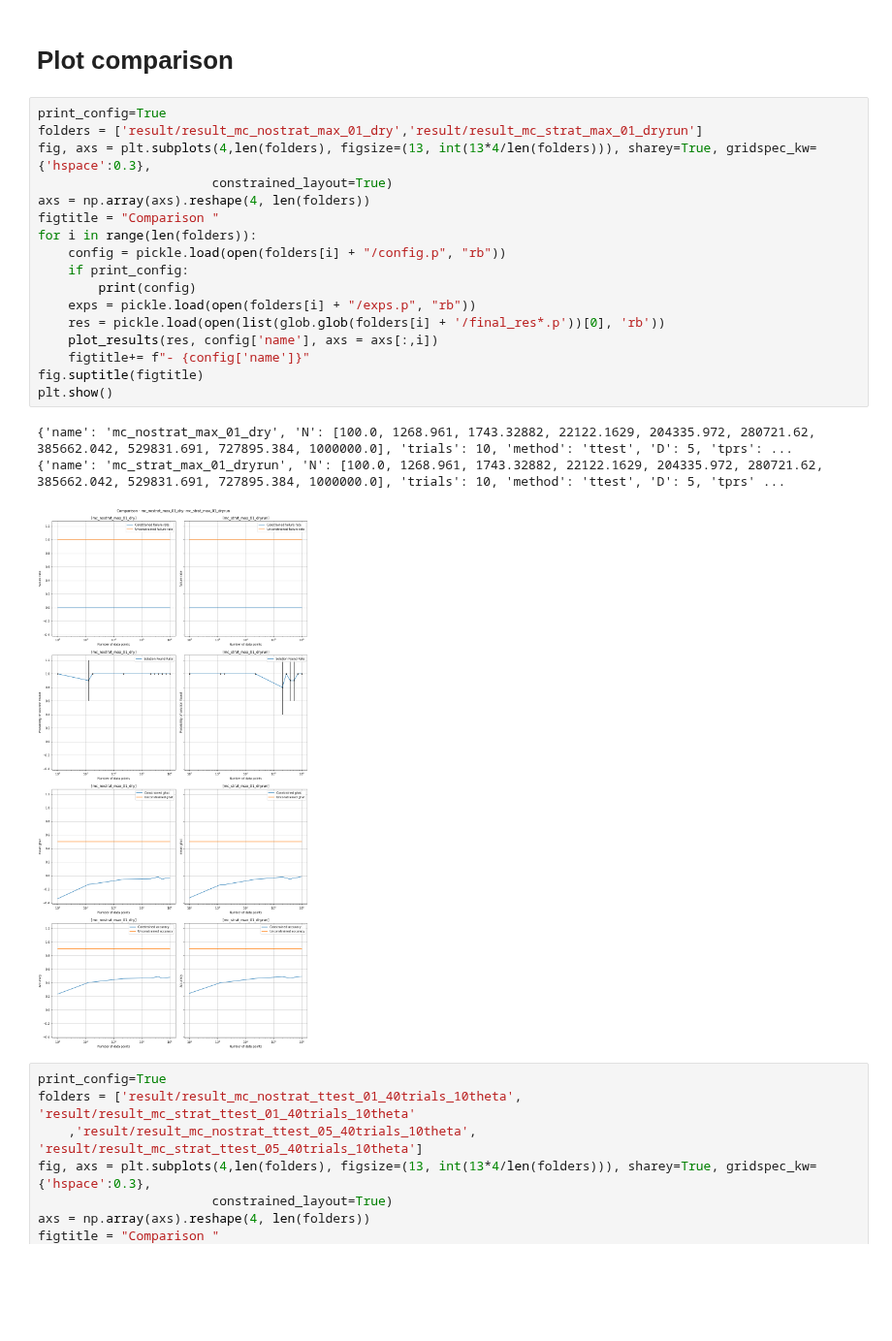
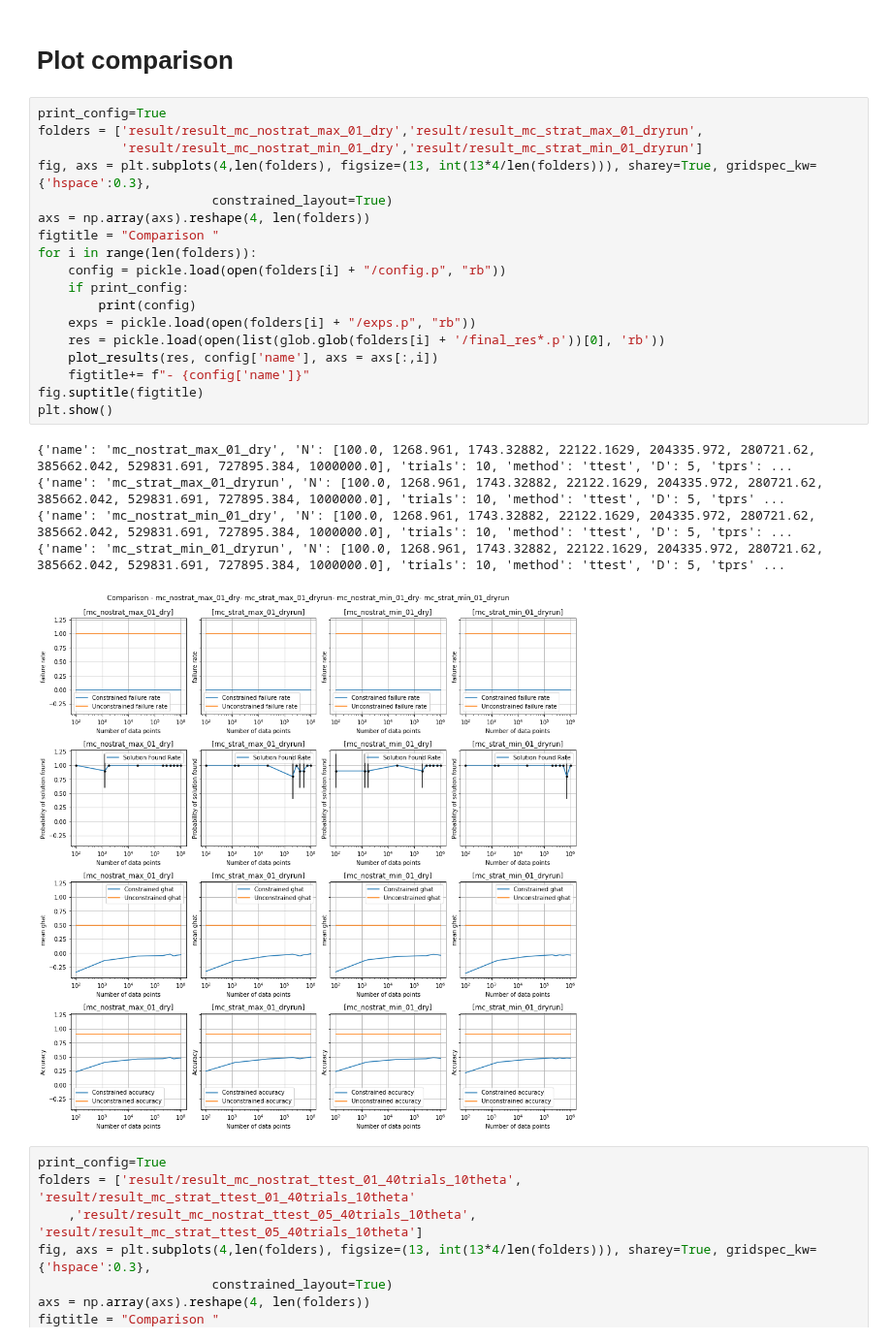
Before and after one commit to hannanabdul55/seldonian-fairness, a Jupyter notebook: notebooks/Ploit_results_comparison-max.ipynb, the cells around one changed output. Shown at 97% size. Drawn from its saved outputs; the diff is of its cells as text; blank space fills up the shorter version.

```diff
--- a/notebooks/Ploit_results_comparison-max.ipynb
+++ b/notebooks/Ploit_results_comparison-max.ipynb
@@ -12,25 +12,28 @@ from experiment.plot_results import *
 # Plot comparison
 # %%
 print_config=True
-folders = ['result/result_mc_nostrat_max_01_dry','result/result_mc_strat_max_01_dryrun']
+folders = ['result/result_mc_nostrat_max_01_dry','result/result_mc_strat_max_01_dryrun',
+           'result/result_mc_nostrat_min_01_dry','result/result_mc_strat_min_01_dryrun']
 fig, axs = plt.subplots(4,len(folders), figsize=(13, int(13*4/len(folders))), sharey=True, gridspec_kw={'hspace':0.3},
                        constrained_layout=True)
 axs = np.array(axs).reshape(4, len(folders))
 figtitle = "Comparison "
 for i in range(len(folders)):
     config = pickle.load(open(folders[i] + "/config.p", "rb"))
     if print_config:
         print(config)
     exps = pickle.load(open(folders[i] + "/exps.p", "rb"))
     res = pickle.load(open(list(glob.glob(folders[i] + '/final_res*.p'))[0], 'rb'))
     plot_results(res, config['name'], axs = axs[:,i])
     figtitle+= f"- {config['name']}"
 fig.suptitle(figtitle)
 plt.show()
 # %% [output]
 {'name': 'mc_nostrat_max_01_dry', 'N': [100.0, 1268.961, 1743.32882, 22122.1629, 204335.972, 280721.62, 385662.042, 529831.691, 727895.384, 1000000.0], 'trials': 10, 'method': 'ttest', 'D': 5, 'tprs': ...
 {'name': 'mc_strat_max_01_dryrun', 'N': [100.0, 1268.961, 1743.32882, 22122.1629, 204335.972, 280721.62, 385662.042, 529831.691, 727895.384, 1000000.0], 'trials': 10, 'method': 'ttest', 'D': 5, 'tprs' ...
+{'name': 'mc_nostrat_min_01_dry', 'N': [100.0, 1268.961, 1743.32882, 22122.1629, 204335.972, 280721.62, 385662.042, 529831.691, 727895.384, 1000000.0], 'trials': 10, 'method': 'ttest', 'D': 5, 'tprs': ...
+{'name': 'mc_strat_min_01_dryrun', 'N': [100.0, 1268.961, 1743.32882, 22122.1629, 204335.972, 280721.62, 385662.042, 529831.691, 727895.384, 1000000.0], 'trials': 10, 'method': 'ttest', 'D': 5, 'tprs' ...
-[figure, old version]
+[figure, new version]
 # %%
 print_config=True
 folders = ['result/result_mc_nostrat_ttest_01_40trials_10theta', 'result/result_mc_strat_ttest_01_40trials_10theta'
```
Also changed, not shown: 2 other files.
